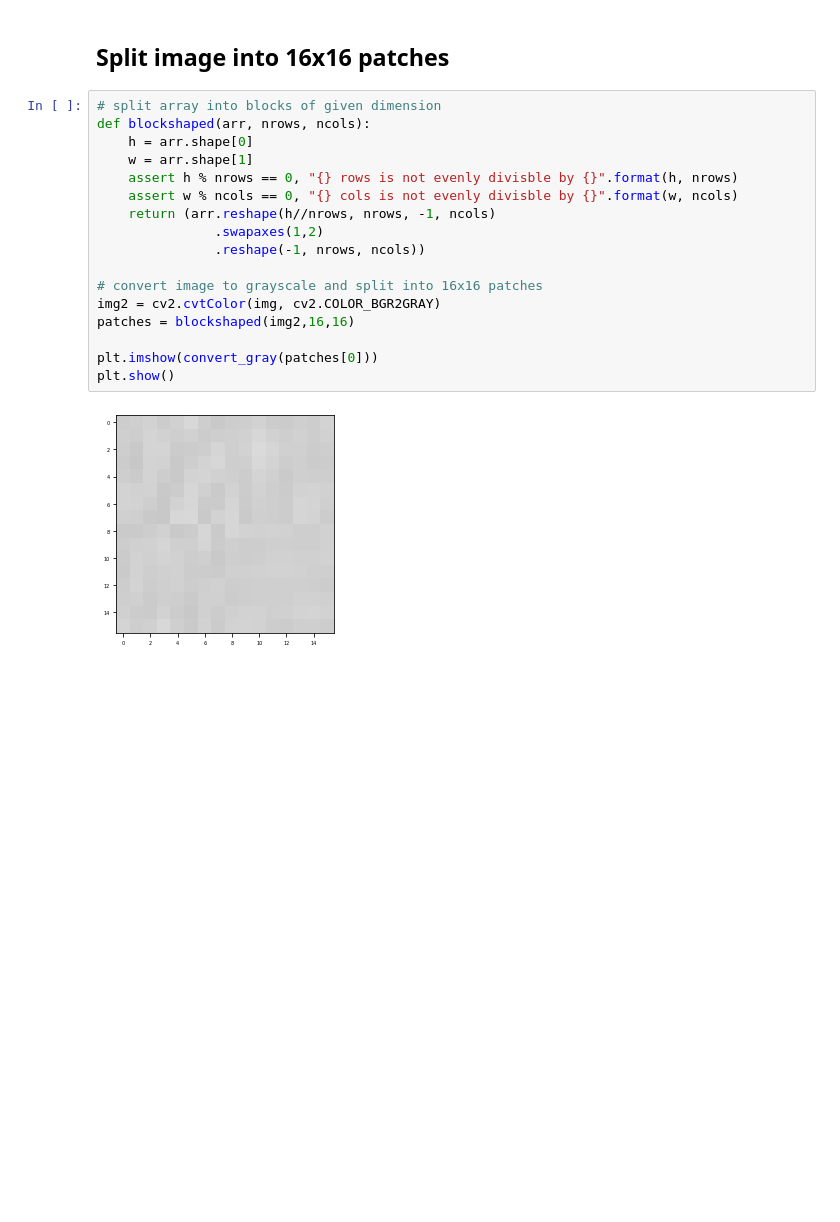
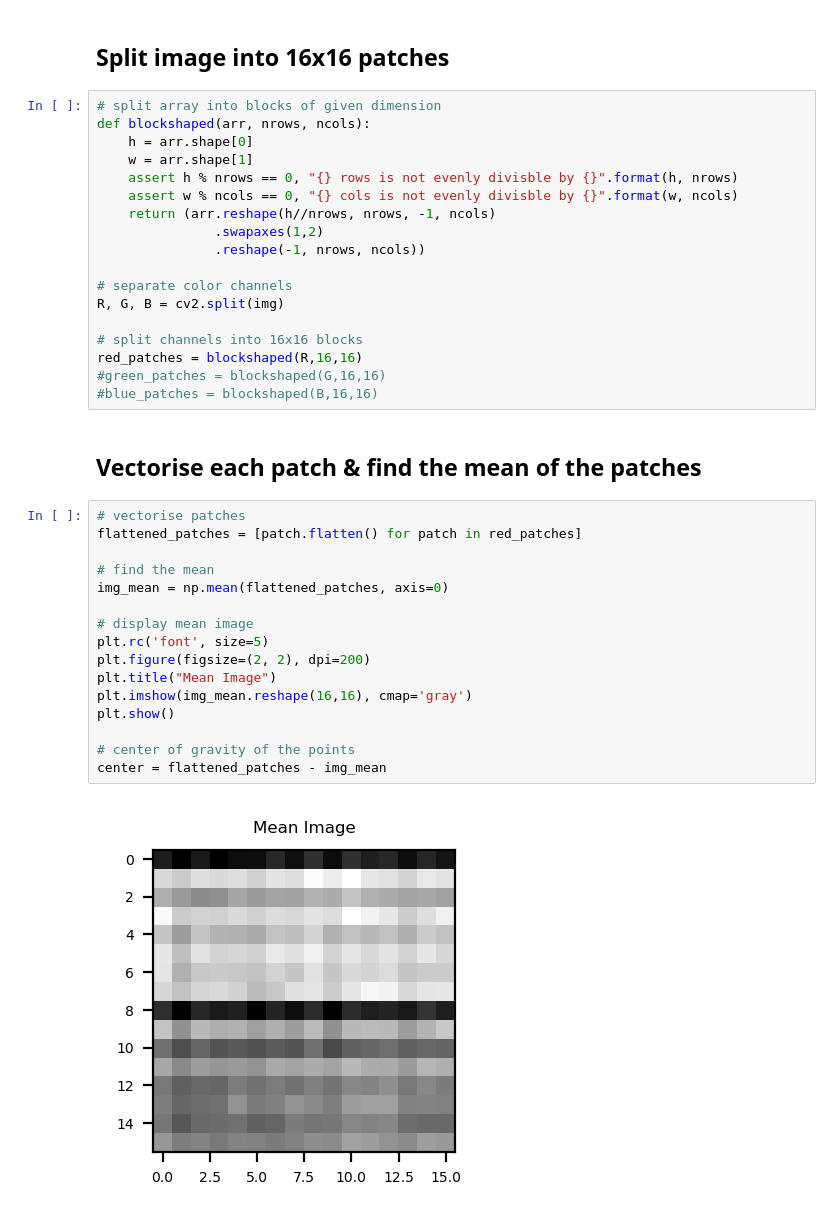
Before and after one commit to httpdaniel/PCA, a Jupyter notebook: PCA.ipynb, the cells around one changed output. Drawn from its saved outputs; the diff is of its cells as text; blank space fills up the shorter version.

```diff
--- a/PCA.ipynb
+++ b/PCA.ipynb
@@ -49,11 +41,30 @@ def blockshaped(arr, nrows, ncols):
                .swapaxes(1,2)
                .reshape(-1, nrows, ncols))
 
-# convert image to grayscale and split into 16x16 patches
-img2 = cv2.cvtColor(img, cv2.COLOR_BGR2GRAY)
-patches = blockshaped(img2,16,16)
+# separate color channels
+R, G, B = cv2.split(img)
 
-plt.imshow(convert_gray(patches[0]))
-plt.show()
+# split channels into 16x16 blocks
+red_patches = blockshaped(R,16,16)
+#green_patches = blockshaped(G,16,16)
+#blue_patches = blockshaped(B,16,16)
-# %% [output]
-[figure, removed]
+# %% [markdown]
+## Vectorise each patch & find the mean of the patches
+# %%
+# vectorise patches
+flattened_patches = [patch.flatten() for patch in red_patches]
+
+# find the mean
+img_mean = np.mean(flattened_patches, axis=0)
+
+# display mean image
+plt.rc('font', size=5)
+plt.figure(figsize=(2, 2), dpi=200)
+plt.title("Mean Image")
+plt.imshow(img_mean.reshape(16,16), cmap='gray')
+plt.show()
+
+# center of gravity of the points
+center = flattened_patches - img_mean
+# %% [output]
+[figure, added]
```
Also changed, not shown: parts of 4 cells of this notebook.
